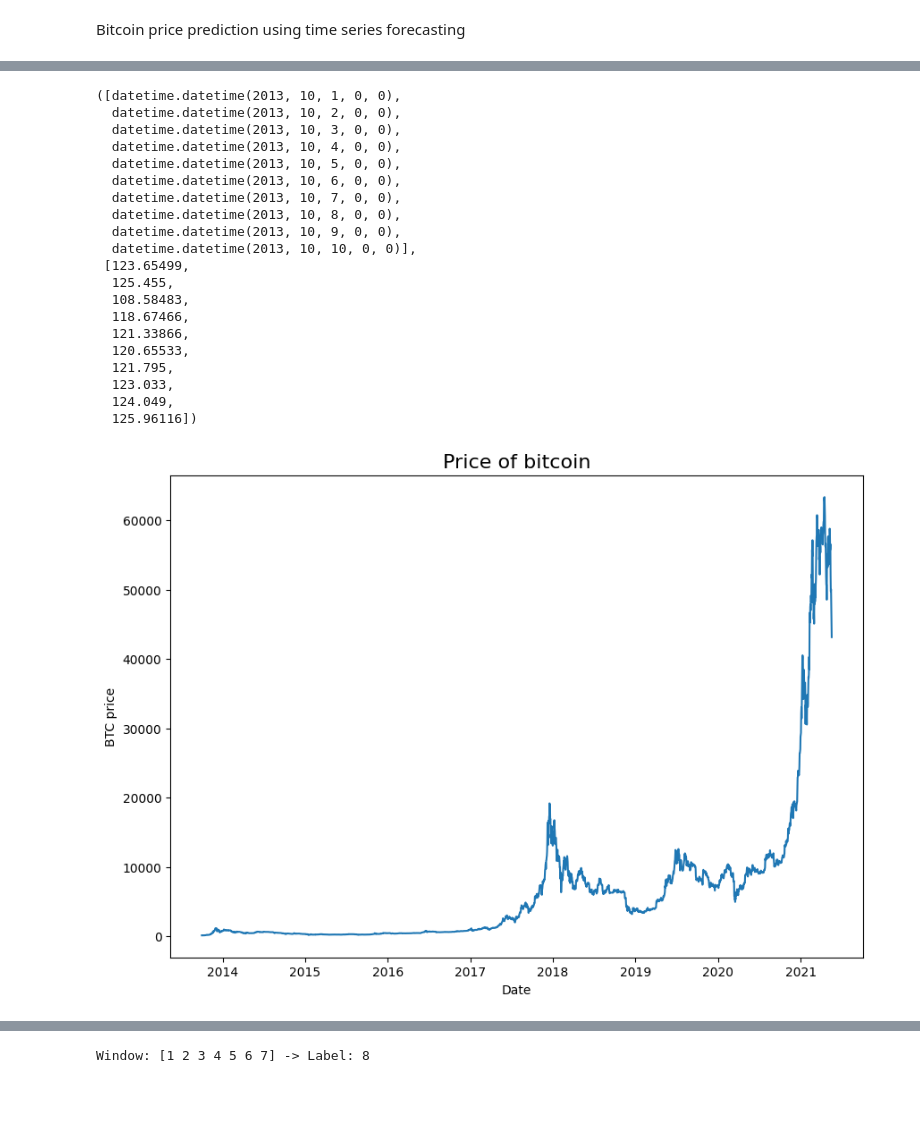
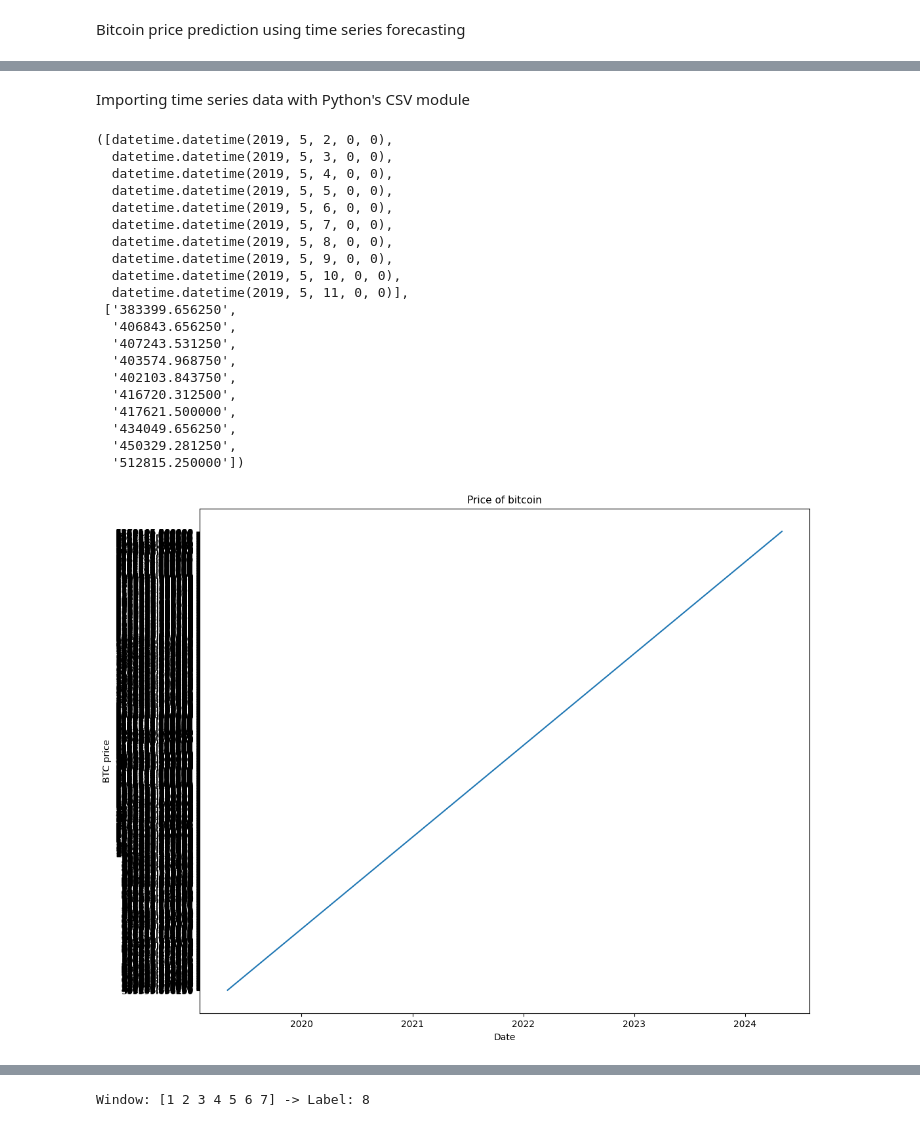
Before and after one commit to soumyasinghh/btc, a Jupyter notebook: bitcoin_prediction_project.ipynb, the cells around one changed output, grey strips where cells are left out. Drawn from its saved outputs; the diff is of its cells as text; code cells hidden in the pictures; blank space fills up the shorter version.

```diff
--- a/bitcoin_prediction_project.ipynb
+++ b/bitcoin_prediction_project.ipynb
@@ -74,50 +116,53 @@ plt.legend(fontsize=14);
+# %% [markdown]
+Importing time series data with Python's CSV module
 # %%
+# Importing and formatting historical Bitcoin data with Python
 import csv
 from datetime import datetime
 
 timesteps = []
 btc_price = []
-with open("BTC_USD_2013-10-01_2021-05-18-CoinDesk.csv", "r") as f:
+with open("/content/drive/MyDrive/BTC-INR-L.csv", "r") as f:
   csv_reader = csv.reader(f, delimiter=",") # read in the target CSV
   next(csv_reader) # skip first line (this gets rid of the column titles)
   for line in csv_reader:
-    timesteps.append(datetime.strptime(line[1], "%Y-%m-%d")) # get the dates as dates (not strings), strptime = string parse time
-    btc_price.append(float(line[2])) # get the closing price as float
+    timesteps.append(datetime.strptime(line[0], "%Y-%m-%d")) # get the dates as dates (line[0] means row 0 ), strptime = string parse time
+    btc_price.append(line[2]) # get the closing price
 
 # View first 10 of each
 timesteps[:10], btc_price[:10]
 # %% [output]
-([datetime.datetime(2013, 10, 1, 0, 0),
-  datetime.datetime(2013, 10, 2, 0, 0),
-  datetime.datetime(2013, 10, 3, 0, 0),
-  datetime.datetime(2013, 10, 4, 0, 0),
-  datetime.datetime(2013, 10, 5, 0, 0),
-  datetime.datetime(2013, 10, 6, 0, 0),
-  datetime.datetime(2013, 10, 7, 0, 0),
-  datetime.datetime(2013, 10, 8, 0, 0),
-  datetime.datetime(2013, 10, 9, 0, 0),
-  datetime.datetime(2013, 10, 10, 0, 0)],
- [123.65499,
-  125.455,
-  108.58483,
-  118.67466,
-  121.33866,
-  120.65533,
-  121.795,
-  123.033,
-  124.049,
-  125.96116])
+([datetime.datetime(2019, 5, 2, 0, 0),
+  datetime.datetime(2019, 5, 3, 0, 0),
+  datetime.datetime(2019, 5, 4, 0, 0),
+  datetime.datetime(2019, 5, 5, 0, 0),
+  datetime.datetime(2019, 5, 6, 0, 0),
+  datetime.datetime(2019, 5, 7, 0, 0),
+  datetime.datetime(2019, 5, 8, 0, 0),
+  datetime.datetime(2019, 5, 9, 0, 0),
+  datetime.datetime(2019, 5, 10, 0, 0),
+  datetime.datetime(2019, 5, 11, 0, 0)],
+ ['383399.656250',
+  '406843.656250',
+  '407243.531250',
+  '403574.968750',
+  '402103.843750',
+  '416720.312500',
+  '417621.500000',
+  '434049.656250',
+  '450329.281250',
+  '512815.250000'])
 # %%
 # Plot from csv
 import matplotlib.pyplot as plt
 # import numpy as np
-plt.figure(figsize=(10,7))
+plt.figure(figsize=(12,10))
 plt.plot(timesteps, btc_price)
 plt.xlabel("Date")
 plt.ylabel("BTC price")
-plt.title("Price of bitcoin", fontsize=16);
+plt.title("Price of bitcoin", fontsize= 11);
 # %% [output]
-[figure, old version]
+[figure, new version]
 # %%
 # Get bitcoin data array
 timesteps = bitcoin_prices.index.to_numpy()
```
Also changed, not shown: parts of 114 cells of this notebook.
